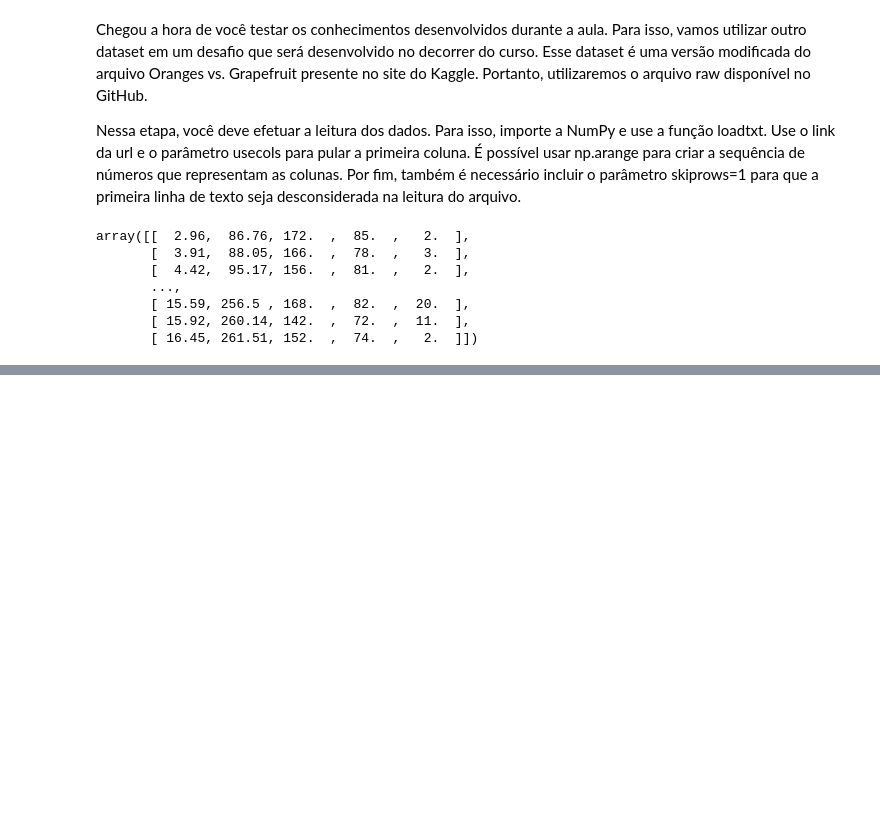
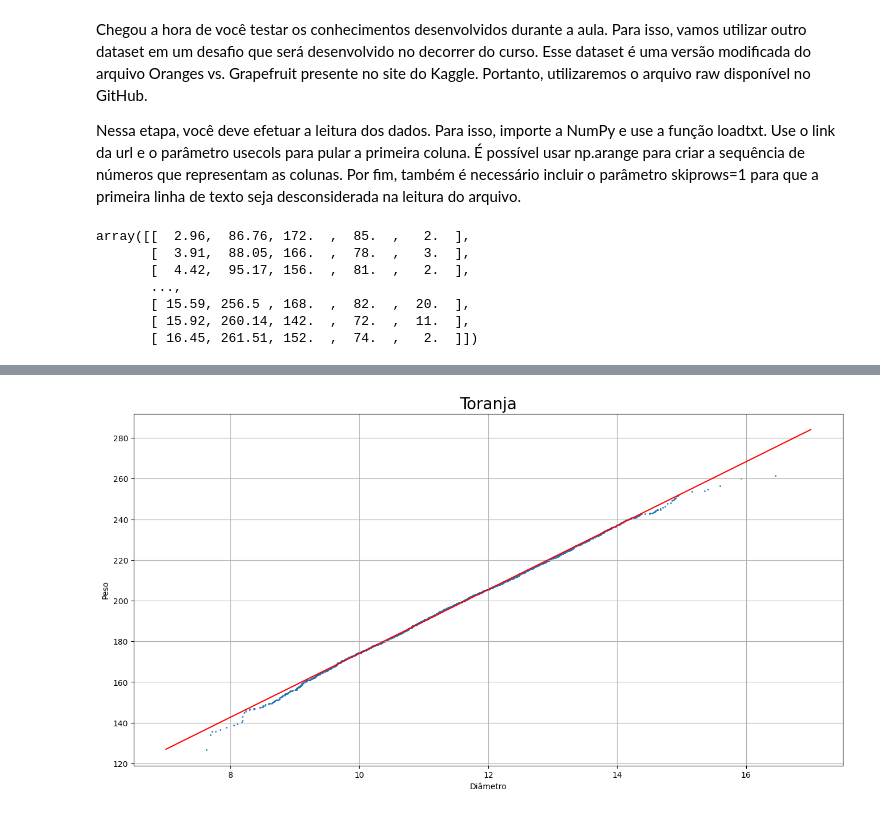
Before and after one commit to Isradias/Aulas_numpy, a Jupyter notebook: Exercicio/notebook.ipynb, the cells around one changed output, grey strips where cells are left out. Cells and saved outputs as stored; diff of their text form; code cells hidden in the pictures; blank space fills up the shorter version.

```diff
--- a/Exercicio/notebook.ipynb
+++ b/Exercicio/notebook.ipynb
@@ -18,0 +160,13 @@ array([[  2.96,  86.76, 172.  ,  85.  ,   2.  ],
+# %%
+plt.figure(figsize=(16, 8))
+plt.grid()
+diametro_toranja = toranja[:,0]
+peso_toranja = toranja[:,1]
+plt.scatter(diametro_toranja, peso_toranja, s=1)
+plt.xlabel(xlabel='Diâmetro')
+plt.ylabel(ylabel='Peso')
+plt.title('Toranja', fontsize=20)
+plt.plot(retaX_toranja, retaY_toranja, color='red')
+plt.show()
+# %% [output]
+[figure, added]
```
Also changed, not shown: parts of 15 cells of this notebook, 1 other file.
